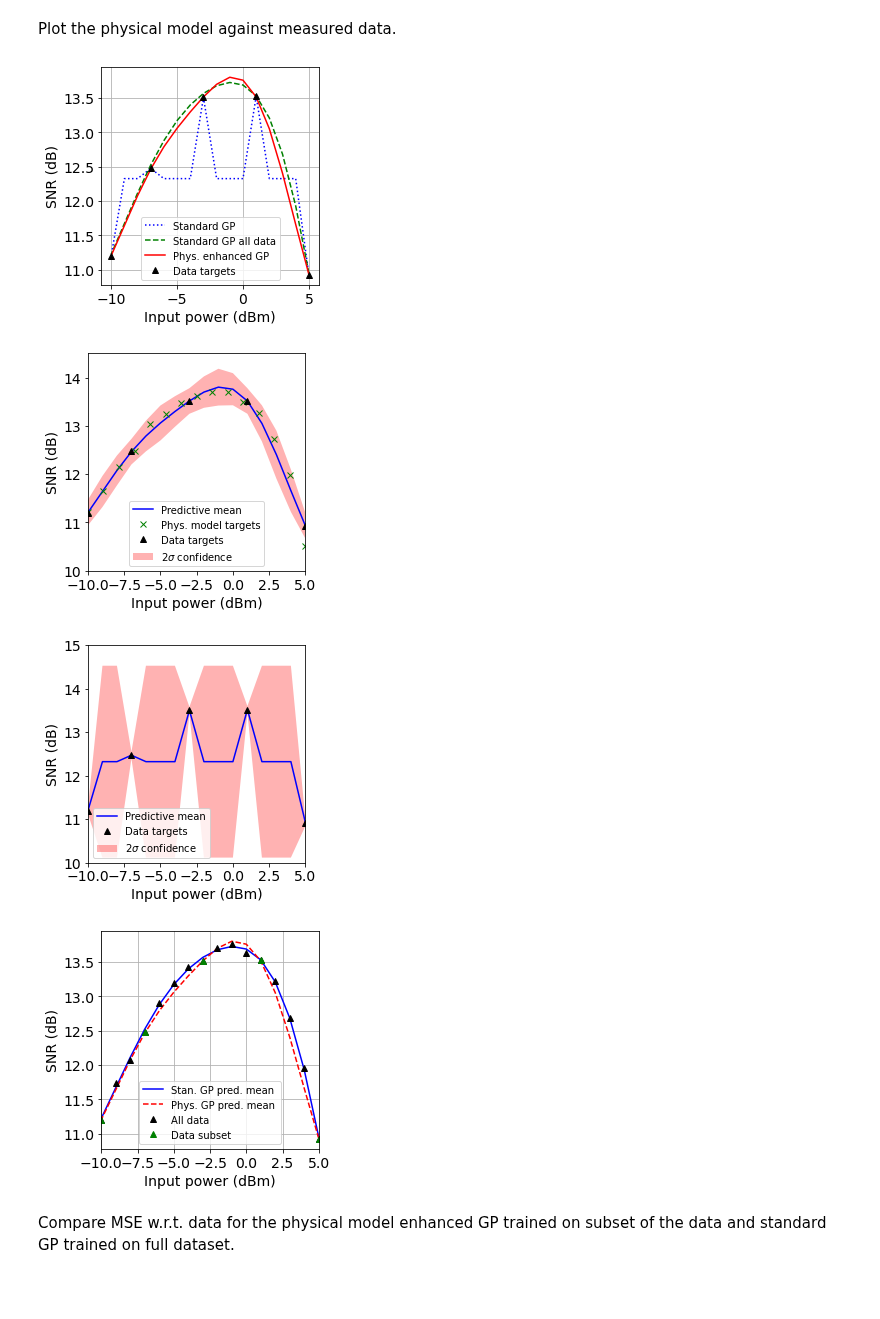
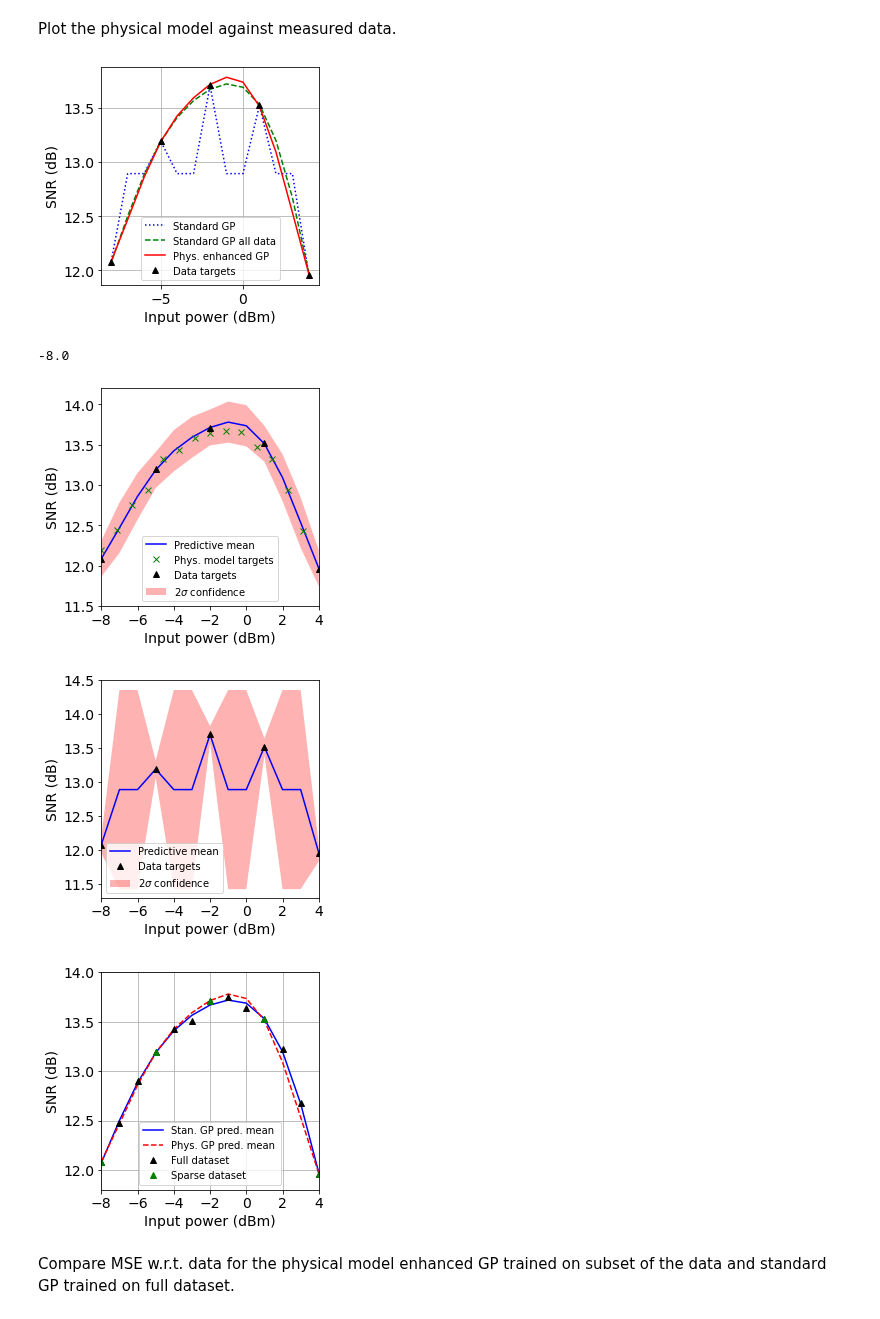
Before and after one commit to joshnevin/physics_enhanced_GPs, a Jupyter notebook: GN_model_enhanced_GPs_comp_d_pvar.ipynb, the cells around one changed output. Cells and saved outputs as stored; diff of their text form; code cells hidden in the pictures; blank space fills up the shorter version.

Commit message:
modified GN model ASE modelling and David data notebooks

```diff
--- a/GN_model_enhanced_GPs_comp_d_pvar.ipynb
+++ b/GN_model_enhanced_GPs_comp_d_pvar.ipynb
@@ -20,8 +20,12 @@ pch = np.genfromtxt(open(str(data_dir) + "power_david.csv", "r"), delimiter=",",
 # %% [markdown]
 Play around with the amount of data
 # %%
-snr = snr[:16]
-pch = pch[:16]
+# snr = snr[:16] # -10 to 5 dBm
+# pch = pch[:16]
+snr_comp = snr[:16] # to compare with SSFM
+pch_comp = pch[:16]
+snr = snr[1:14]  # -8 to 4 dBm
+pch = pch[1:14]
 # %%
 down_sample_factor = 1
 snr = np.array([snr[i] for i in range(len(snr)) if i % down_sample_factor == 0])
@@ -33,10 +37,10 @@ len(pch)
 # %%
-inds = [0, 4, 8, 12, 15]
+# inds = [0, 4, 8, 12, 15]  # for -10 to 5 dBm
+# snr_sub = np.array([snr[inds[0]], snr[inds[1]], snr[inds[2]], snr[inds[3]], snr[inds[4]]])
+# pch_sub = np.array([pch[inds[0]], pch[inds[1]], pch[inds[2]], pch[inds[3]], pch[inds[4]]])
+inds = [0, 3, 6, 9, 12]  # for -8 to 4 dBm
 snr_sub = np.array([snr[inds[0]], snr[inds[1]], snr[inds[2]], snr[inds[3]], snr[inds[4]]])
 pch_sub = np.array([pch[inds[0]], pch[inds[1]], pch[inds[2]], pch[inds[3]], pch[inds[4]]])
-# inds = [0, 4, 8, 12, 16, 20]
-# snr_sub = np.array([snr[inds[0]], snr[inds[1]], snr[inds[2]], snr[inds[3]], snr[inds[4]], snr[inds[5]]])
-# pch_sub = np.array([pch[inds[0]], pch[inds[1]], pch[inds[2]], pch[inds[3]], pch[inds[4]], pch[inds[5]]])
 # inds = [0, 5, 10, -1]
 # snr_sub = np.array([snr[inds[0]], snr[inds[1]], snr[inds[2]], snr[inds[3]]])
 # pch_sub = np.array([pch[inds[0]], pch[inds[1]], pch[inds[2]], pch[inds[3]]])
@@ -96,11 +100,12 @@ def predict_snr_david(pch, model, rseed, sig):
     #pch_pert = pch + np.random.uniform(-sig, sig, len(pch))
     ASE_0_david = 4.3e-4*1e-3 # W
     ASE = phys_model.calc_Pase()
+    #ASE = phys_model.calc_Pase_G(25)
     Pnli = phys_model.calc_eta(pch_pert)*(convert_to_lin_dbm(pch_pert)**3)
-    #trx_btb = 1/29.2
-    trx_btb = 1/convert_to_lin(16.)
-    #return convert_to_db(1/(1/(convert_to_lin_dbm(pch_pert)/(ASE_0_david*10 + Pnli)) + trx_btb )) # paper values
-    return convert_to_db(1/(1/(convert_to_lin_dbm(pch_pert)/(ASE + Pnli)) + trx_btb )) # values from formula
+    trx_btb = 1/29.2
+    return convert_to_db(1/(1/(convert_to_lin_dbm(pch_pert)/(ASE_0_david*10 + Pnli)) + trx_btb )) # paper values
+#     trx_btb = 1/29.2
+#     return convert_to_db(1/(1/(convert_to_lin_dbm(pch_pert)/(ASE + Pnli)) + trx_btb )) # values from formula
 # %% [markdown]
 David's paper: SNR$^{-1}$ = SNR$^{-1}$ + $\mathrm{{SNR}_0}^{-1}$
 $\mathrm{{SNR}_0}=29.2=14.7$dB
@@ -122,5 +131,5 @@ convert_to_db((4.3e-4*1e-3)/(6.63e-34*(3e8/1550e-9)*(convert_to_lin(0.2*100) - 1
 # %%
 placeholder = 1
 #phys_model = GN_model(100, 1550, 1, 0.72, 18, 0.2, 11.5, 40.2, 50, 3, 10, placeholder, placeholder, 4)
-phys_model = GN_model(100, 1550, 1, 0.72, 17, 0.19, 11.5, 40.2, 50, 4.6, 10, placeholder, placeholder, 4)
+phys_model = GN_model(100, 1550, 1, 0.72, 16.5, 0.2, 11.5, 40.2, 50, 4.6, 10, placeholder, placeholder, 4)
 # %%
@@ -188,7 +210,6 @@ ax.plot(pch, mu_sk, 'b:', label = 'Standard GP')
 ax.plot(pch, mu_sk_f, 'g--', label = 'Standard GP all data')
 ax.plot(pch, mu_sk_phys, 'r-', label = 'Phys. enhanced GP')
 #ax.plot(pch_test, snr_phys_test, 'gx', label = 'Phys. model targets')
-#ax.plot(pch, phys_model_snr_plt, 'g:', label = 'Phys. model')
 ax.plot(pch_sub, snr_sub,'k^', label = 'Data targets')
 #ax.plot(pch_shifted, snr,'k+', label='Full data set')
 #plt.xlim([pch[0]-0.05, pch[-1]+0.05])
@@ -204,7 +225,11 @@ f.patch.set_facecolor('w')
 #plt.savefig('figures/david_pred_mean_comp_ppert.pdf', dpi=200,bbox_inches='tight')
 plt.show()
 # %% [output]
-[figure, old version]
+[figure, new version]
+# %%
+pch[-1]
+# %% [output]
+-8.0
 # %%
 f, ax = plt.subplots()
 ax.plot(pch, mu_sk_phys, 'b-', label = 'Predictive mean')
@@ -216,9 +241,11 @@ ax.fill(np.concatenate([pch, pch[::-1]]),
             np.concatenate([mu_sk_p2_phys,
                             (mu_sk_n2_phys)[::-1]]),
             alpha=0.3, fc='r', ec='None', label='2$\sigma$ confidence')
-plt.xlim([pch[-1], pch[0]])
-plt.ylim([10, 14.5])
-plt.xticks([-10, -7.5, -5, -2.5, 0, 2.5, 5 ])
+#plt.xlim([pch[-1], pch[0]])
+plt.xlim([-8, 4])
+plt.ylim([11.5, 14.2])
+plt.xticks([-8, -6, -4, -2, 0, 2, 4])
+#plt.xticks([-10, -7.5, -5, -2.5, 0, 2.5, 5 ])
 #plt.xticks([-6, -4, -2, 0, 2, 4])
 plt.xlabel("Input power (dBm)")
 plt.ylabel("SNR (dB)")
@@ -228,9 +255,10 @@ ax.set_aspect(1.0/ax.get_data_ratio(), adjustable='box')
 f.patch.set_facecolor('w')
 #plt.grid()
 #plt.savefig('figures/david_comp_gn_enhanced_gp_ppert.pdf', dpi=200,bbox_inches='tight')
+plt.savefig('figures/final_phys_gp_comp.pdf', dpi=200,bbox_inches='tight')
 plt.show()
 # %% [output]
-[figure, old version]
+[figure, new version]
 # %%
 f, ax = plt.subplots()
 ax.plot(pch, mu_sk, 'b-', label = 'Predictive mean')
@@ -241,43 +269,48 @@ ax.fill(np.concatenate([pch, pch[::-1]]),
                             (mu_sk_n2)[::-1]]),
             alpha=0.3, fc='r', ec='None', label='2$\sigma$ confidence')
 plt.xlim([pch[-1], pch[0]])
-plt.xticks([-10, -7.5, -5, -2.5, 0, 2.5, 5 ])
-plt.ylim([10,15])
+plt.xticks([-8, -6, -4, -2, 0, 2, 4])
+#plt.xticks([-10, -7.5, -5, -2.5, 0, 2.5, 5 ])
+plt.ylim([11.3,14.5])
 plt.xlabel("Input power (dBm)")
 plt.ylabel("SNR (dB)")
 #plt.title("Normal GP")
 plt.legend(loc= 3,prop={'size':10})
 ax.set_aspect(1.0/ax.get_data_ratio(), adjustable='box')
 f.patch.set_facecolor('w')
-plt.savefig('figures/david_comp_standard_gp_ppert.pdf', dpi=200,bbox_inches='tight')
+#plt.savefig('figures/david_comp_standard_gp_ppert.pdf', dpi=200,bbox_inches='tight')
+plt.savefig('figures/final_stan_gp_comp.pdf', dpi=200,bbox_inches='tight')
 plt.show()
 # %% [output]
-[figure, old version]
+[figure, new version]
 # %%
 f, ax = plt.subplots()
 ax.plot(pch, mu_sk_f, 'b-', label = 'Stan. GP pred. mean ')
 ax.plot(pch, mu_sk_phys, 'r--', label = 'Phys. GP pred. mean')
-ax.plot(pch, snr,'k^', label = 'All data')
-ax.plot(pch_sub, snr_sub,'g^', label = 'Data subset')
+ax.plot(pch, snr,'k^', label = 'Full dataset')
+ax.plot(pch_sub, snr_sub,'g^', label = 'Sparse dataset')
 # ax.fill(np.concatenate([pch, pch[::-1]]),
 #             np.concatenate([mu_sk_p2_f,
 #                             (mu_sk_n2_f)[::-1]]),
 #             alpha=0.3, fc='r', ec='None', label='2$\sigma$ confidence')
 plt.xlim([pch[-1], pch[0]])
-plt.xticks([-10, -7.5, -5, -2.5, 0, 2.5, 5 ])
+#plt.xticks([-10, -7.5, -5, -2.5, 0, 2.5, 5 ])
+plt.xticks([-8, -6, -4, -2, 0, 2, 4])
+plt.ylim([11.8,14])
 #plt.xticks([-2.5, -1, 0.5, 2, 3.5 ])
 #plt.xticks([-6, -4, -2, 0, 2, 4 ])
 plt.xlabel("Input power (dBm)")
 plt.ylabel("SNR (dB)")
 #plt.title("Normal GP")
 plt.legend(prop={'size':10})
 ax.set_aspect(1.0/ax.get_data_ratio(), adjustable='box')
 f.patch.set_facecolor('w')
 plt.grid()
-plt.savefig('figures/david_comp_standard_gp_full_ppert.pdf', dpi=200,bbox_inches='tight')
+#plt.savefig('figures/david_comp_standard_gp_full_ppert.pdf', dpi=200,bbox_inches='tight')
+plt.savefig('figures/final_comp_stan_gp_full.pdf', dpi=200,bbox_inches='tight')
 plt.show()
 # %% [output]
-[figure, old version]
+[figure, new version]
 # %% [markdown]
 Compare MSE w.r.t. data for the physical model enhanced GP trained on subset of the data and standard GP trained on full dataset.
 # %%
```
Also changed, not shown: parts of 20 cells of this notebook, 3 other files.
